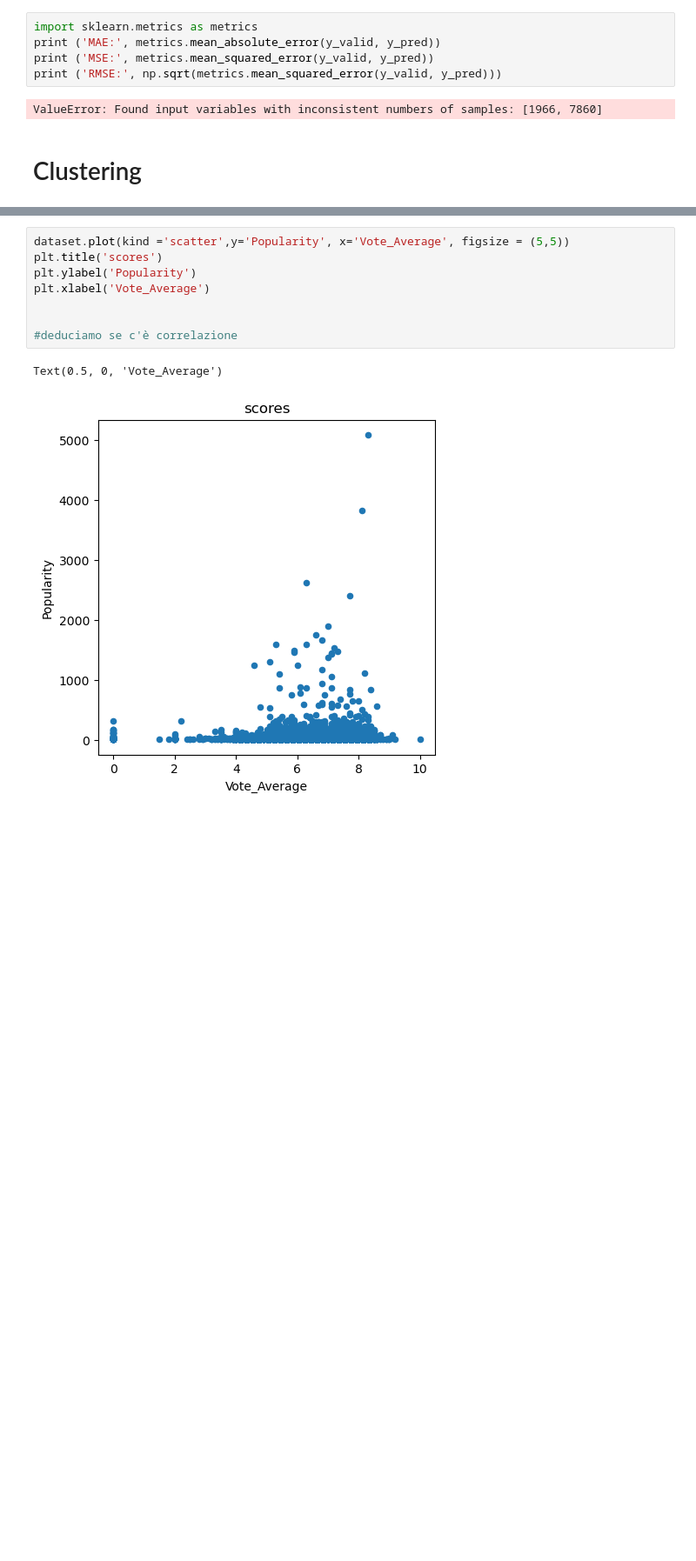
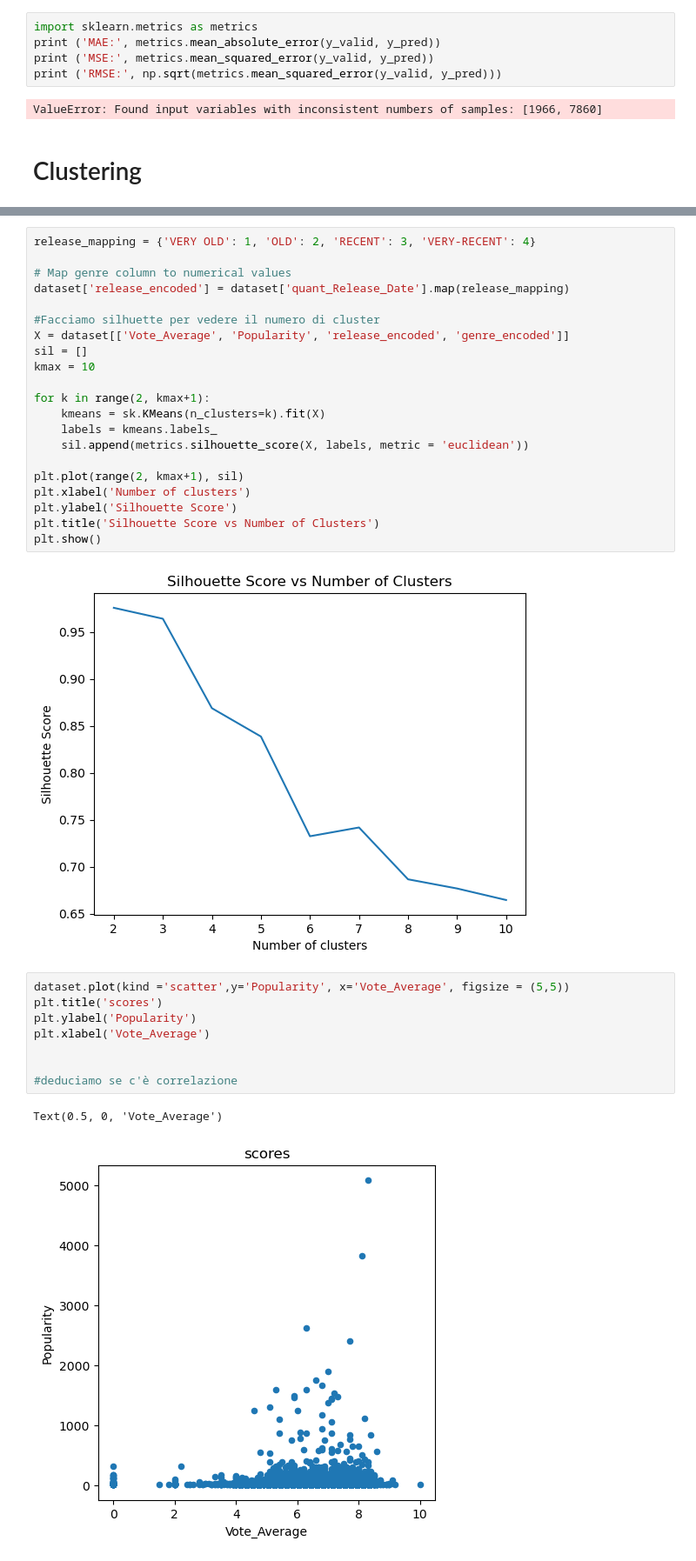
Before and after one commit to giampyhatesyou/Ids, a Jupyter notebook: pr.ipynb, the cells around one changed output, grey strips where cells are left out. Shown at 87% size. Cells and saved outputs as stored; diff of their text form; blank space fills up the shorter version.

```diff
--- a/pr.ipynb
+++ b/pr.ipynb
@@ -495,3 +492,26 @@ ValueError: Found input variables with inconsistent numbers of samples: [1966, 7
+# %%
+release_mapping = {'VERY OLD': 1, 'OLD': 2, 'RECENT': 3, 'VERY-RECENT': 4}
+
+# Map genre column to numerical values
+dataset['release_encoded'] = dataset['quant_Release_Date'].map(release_mapping)
+
+#Facciamo silhuette per vedere il numero di cluster
+X = dataset[['Vote_Average', 'Popularity', 'release_encoded', 'genre_encoded']]
+sil = []
+kmax = 10
+
+for k in range(2, kmax+1):
+    kmeans = sk.KMeans(n_clusters=k).fit(X)
+    labels = kmeans.labels_
+    sil.append(metrics.silhouette_score(X, labels, metric = 'euclidean'))
+
+plt.plot(range(2, kmax+1), sil)
+plt.xlabel('Number of clusters')
+plt.ylabel('Silhouette Score')
+plt.title('Silhouette Score vs Number of Clusters')
+plt.show()
+# %% [output]
+[figure, added]
 # %%
 dataset.plot(kind ='scatter',y='Popularity', x='Vote_Average', figsize = (5,5))
 plt.title('scores')
```
Also changed, not shown: parts of 8 cells of this notebook.
